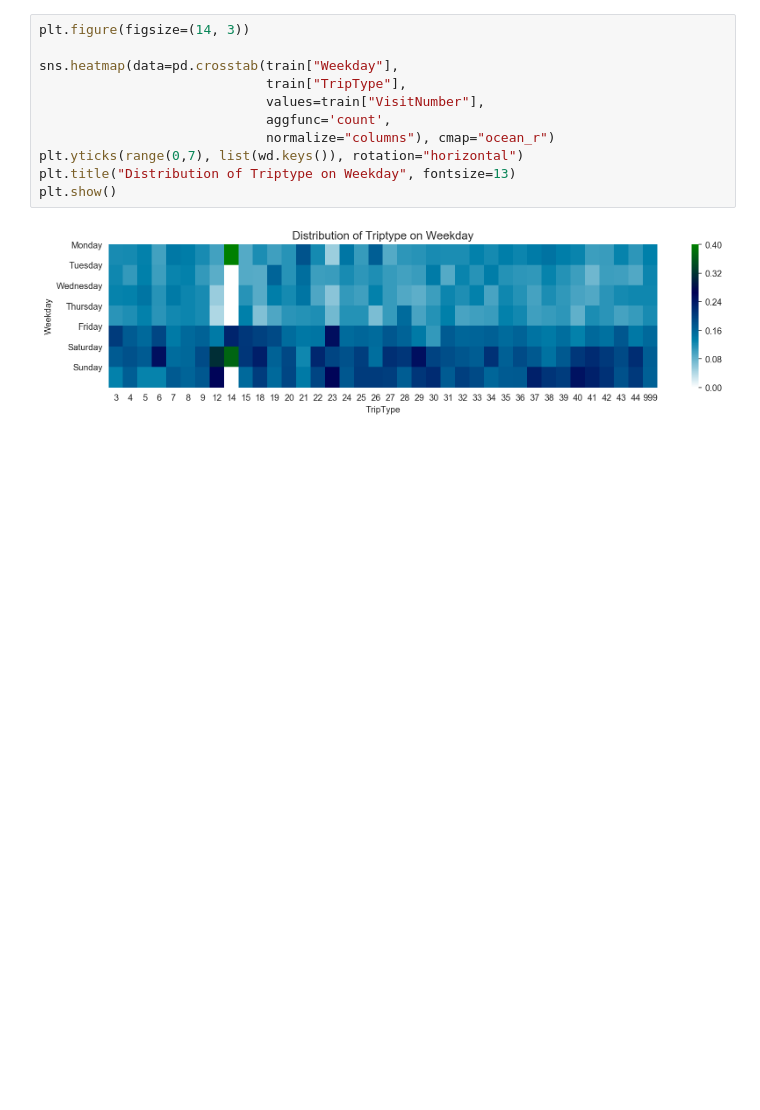
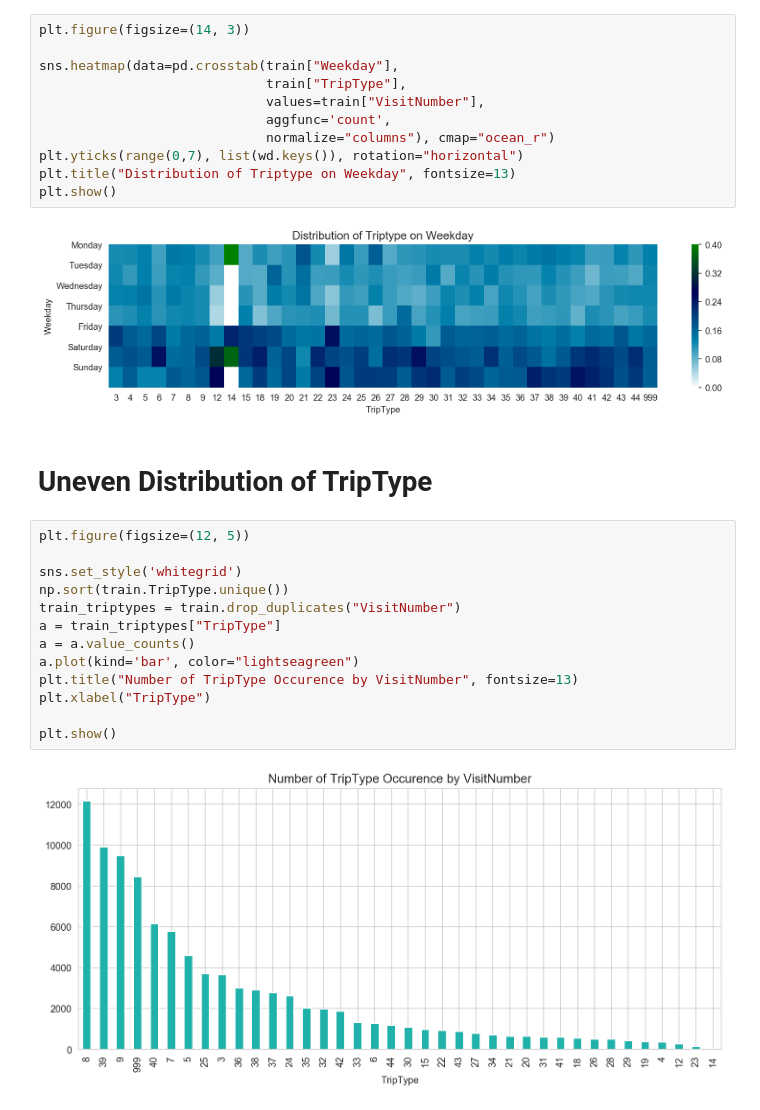
Before and after one commit to vrushit/Walmart-Recruiting-Trip-Type-Classification, a Jupyter notebook: SolutionPY.ipynb, the cells around one changed output. Drawn from its saved outputs; the diff is of its cells as text; blank space fills up the shorter version.

Commit message:
Analyzing Train dataset

```diff
--- a/SolutionPY.ipynb
+++ b/SolutionPY.ipynb
@@ -72,3 +72,20 @@ plt.title("Distribution of Triptype on Weekday", fontsize=13)
 plt.show()
 # %% [output]
 [figure]
+# %% [markdown]
+# Uneven Distribution of TripType
+# %%
+plt.figure(figsize=(12, 5))
+
+sns.set_style('whitegrid')
+np.sort(train.TripType.unique())
+train_triptypes = train.drop_duplicates("VisitNumber")
+a = train_triptypes["TripType"]
+a = a.value_counts()
+a.plot(kind='bar', color="lightseagreen")
+plt.title("Number of TripType Occurence by VisitNumber", fontsize=13)
+plt.xlabel("TripType")
+
+plt.show()
+# %% [output]
+[figure, added]
```
Also changed, not shown: parts of 1 cell of this notebook.
